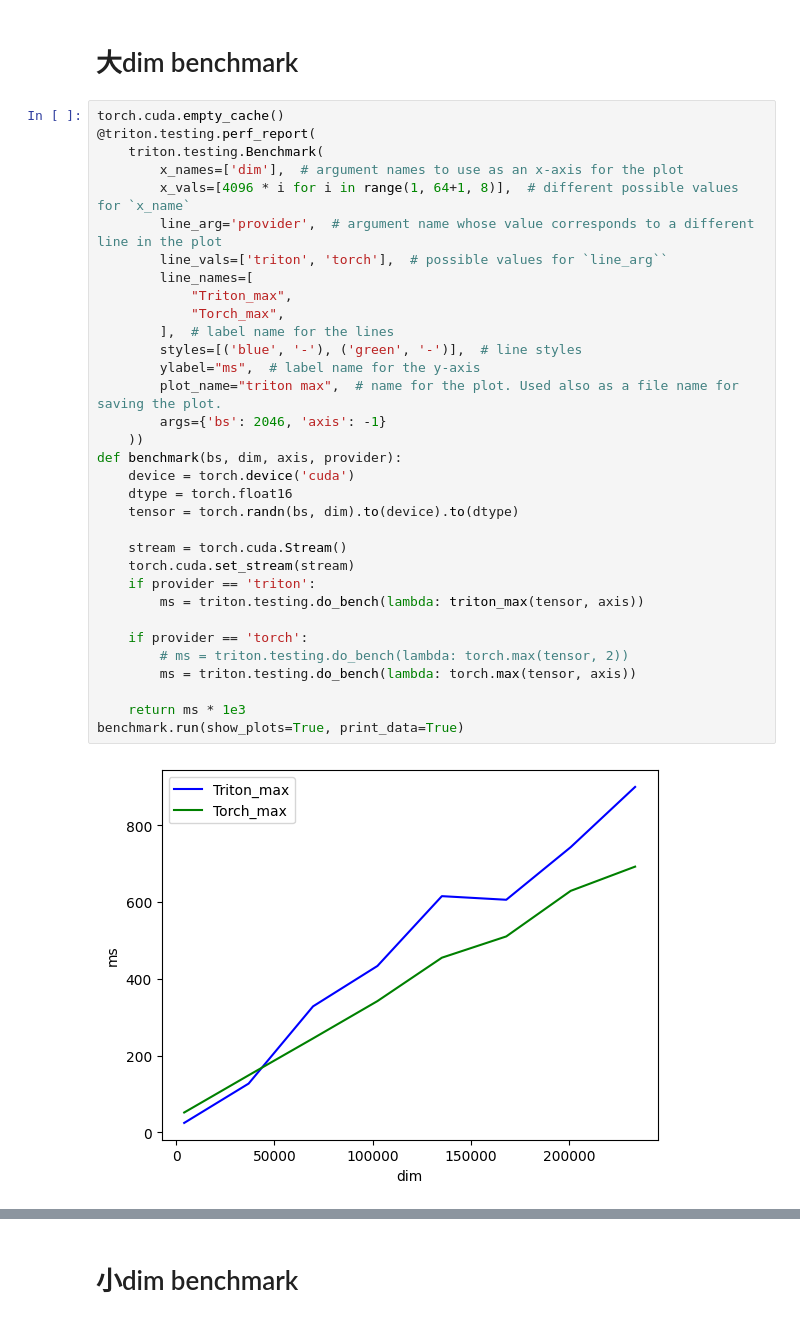
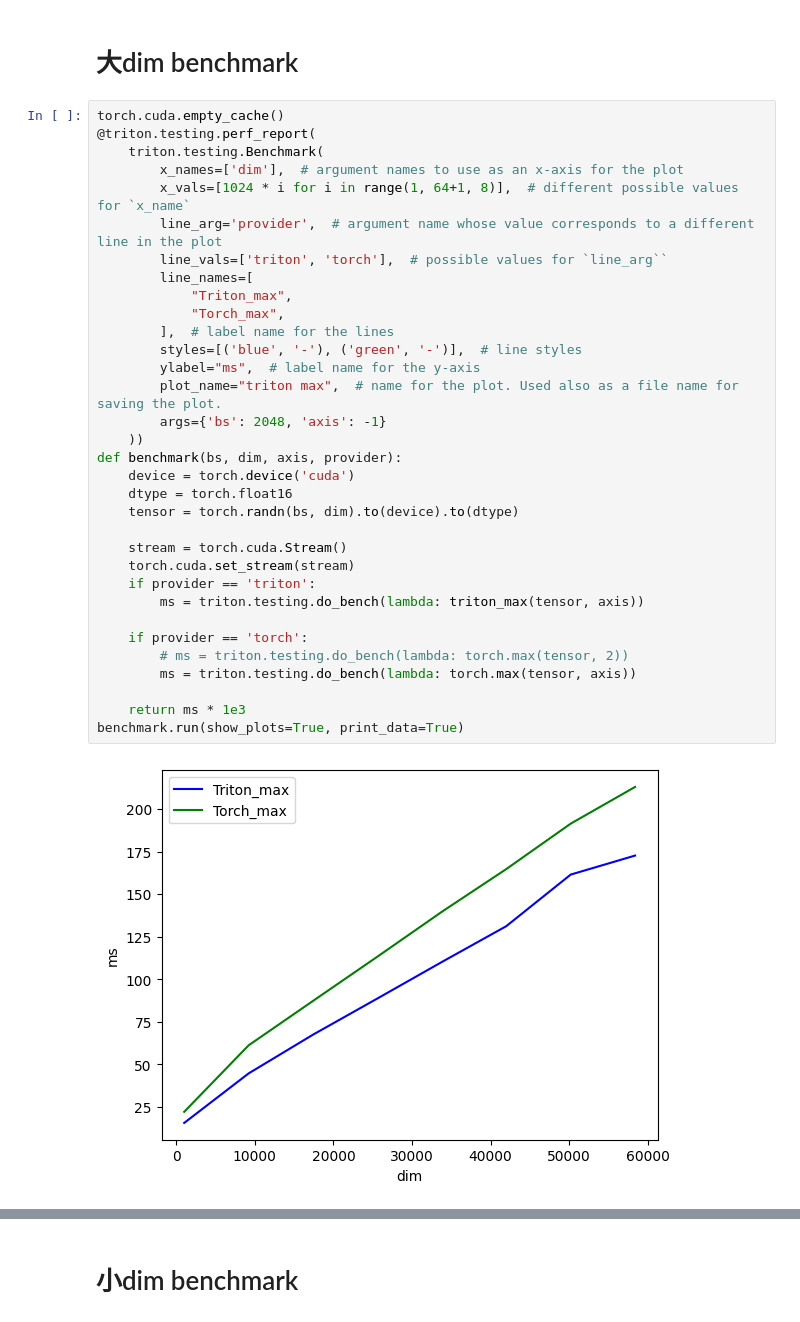
Before and after one commit to mdy666/mdy_triton, a Jupyter notebook: 02-triton-max.ipynb, the cells around one changed output, grey strips where cells are left out. Cells and saved outputs as stored; diff of their text form.

```diff
--- a/02-triton-max.ipynb
+++ b/02-triton-max.ipynb
@@ -107,34 +119,34 @@ torch.cuda.empty_cache()
 @triton.testing.perf_report(
     triton.testing.Benchmark(
         x_names=['dim'],  # argument names to use as an x-axis for the plot
-        x_vals=[4096 * i for i in range(1, 64+1, 8)],  # different possible values for `x_name`
+        x_vals=[1024 * i for i in range(1, 64+1, 8)],  # different possible values for `x_name`
         line_arg='provider',  # argument name whose value corresponds to a different line in the plot
         line_vals=['triton', 'torch'],  # possible values for `line_arg``
         line_names=[
             "Triton_max",
             "Torch_max",
         ],  # label name for the lines
         styles=[('blue', '-'), ('green', '-')],  # line styles
         ylabel="ms",  # label name for the y-axis
         plot_name="triton max",  # name for the plot. Used also as a file name for saving the plot.
-        args={'bs': 2046, 'axis': -1}
+        args={'bs': 2048, 'axis': -1}
     ))
 def benchmark(bs, dim, axis, provider):
     device = torch.device('cuda')
     dtype = torch.float16
     tensor = torch.randn(bs, dim).to(device).to(dtype)
 
     stream = torch.cuda.Stream()
     torch.cuda.set_stream(stream)
     if provider == 'triton':
         ms = triton.testing.do_bench(lambda: triton_max(tensor, axis))
 
     if provider == 'torch':
         # ms = triton.testing.do_bench(lambda: torch.max(tensor, 2))
         ms = triton.testing.do_bench(lambda: torch.max(tensor, axis))
 
     return ms * 1e3
 benchmark.run(show_plots=True, print_data=True)
 # %% [output]
-[figure, old version]
+[figure, new version]
 triton max:
```
Also changed, not shown: parts of 5 cells of this notebook, 7 other files.
